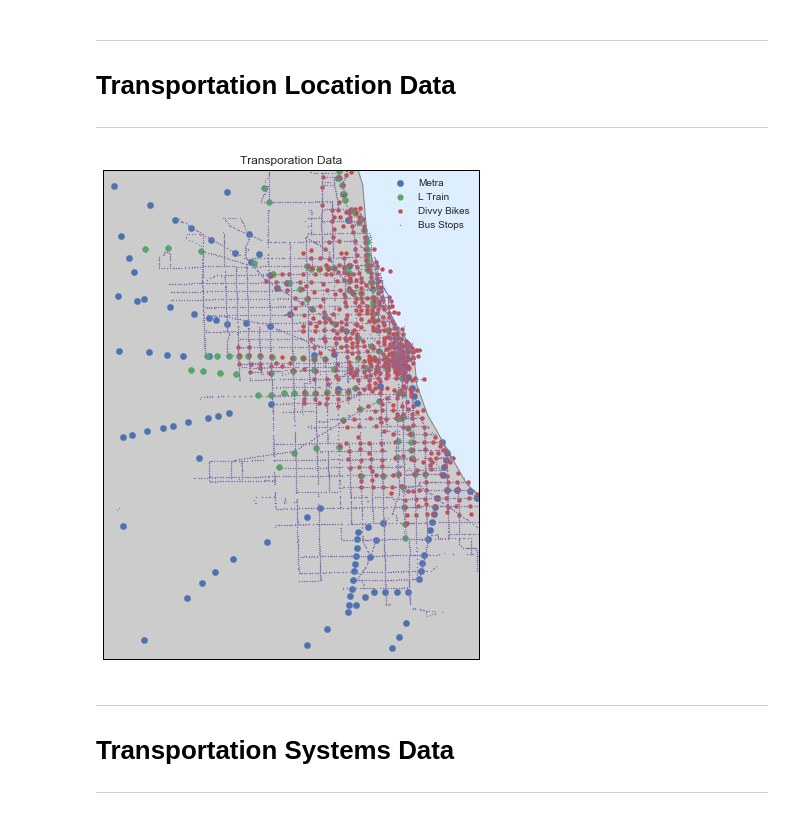
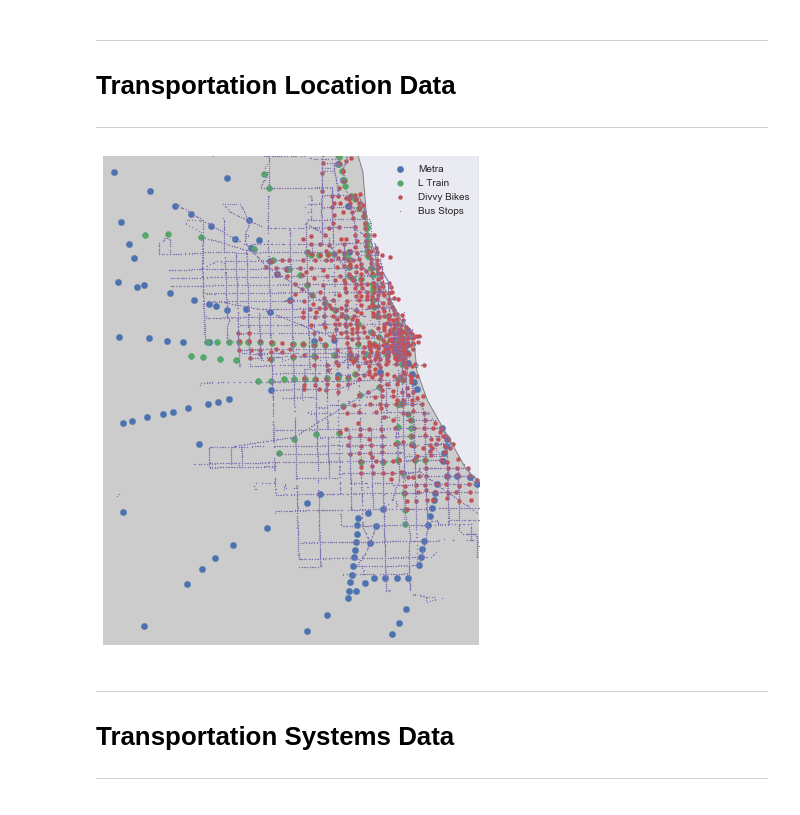
Before and after one commit to jkup11/Geographic-Neighborhood-Clustering, a Jupyter notebook: EDA.ipynb, the cells around one changed output. Saved outputs shown, nothing was run; the diff lists cells and outputs as text; code cells hidden in the pictures.

```diff
--- a/EDA.ipynb
+++ b/EDA.ipynb
@@ -98,6 +100,9 @@ full_grid.head()
 ***
 # Crime Data
 ***
+# %%
+import matplotlib
+matplotlib.rcParams.update({'font.size': 32})
 # %%
 # show aggregated crime counts by year
 ax = sns.countplot(x="Year",data=crime,palette="PuBuGn_d")#, cmap=BLUES)
@@ -318,26 +345,26 @@ plt.show()
 # %%
 # map transporation data
 fig, ax = plt.subplots(1, 1, figsize=(12,9))
 fig.subplots_adjust(left=0.05, right=0.95, wspace=0.05)
 
-ax.set_title("Transporation Data")
+#ax.set_title("Transporation Data")
 
 # plot coastlines with basemap
 m = Basemap(projection='cyl', resolution='h',
             llcrnrlat=osm.Latitude.min()*0.9995, urcrnrlat=osm.Latitude.max()*1.0005,
             llcrnrlon=osm.Longitude.min()*0.9995, urcrnrlon=osm.Longitude.max()*1.0005)
-m.drawmapboundary(fill_color='#DDEEFF')
+#m.drawmapboundary(fill_color='#DDEEFF')
 m.fillcontinents(color='0.8', lake_color=None, ax=None, zorder=0, alpha=None)
 m.drawcoastlines(color='gray', zorder=2)
 m.drawrivers(linewidth=0.5, linestyle='solid', color='k', antialiased=1, ax=None, zorder=0)
 m.scatter(metra.Longitude, metra.Latitude, s=10000./244,label="Metra")
 m.scatter(l_stops.Longitude, l_stops.Latitude, s=10000./300,label="L Train")
 m.scatter(divvy.Longitude, divvy.Latitude, s=10000./602,label="Divvy Bikes")
 m.scatter(bus_stops.Longitude, bus_stops.Latitude, s=1,label="Bus Stops")
 plt.legend(loc=1)
 plt.show()
 # %% [output]
-[figure, old version]
+[figure, new version]
 # %% [markdown]
 ***
 # Transportation Systems Data
```
Also changed, not shown: parts of 32 cells of this notebook, 1 other file.
